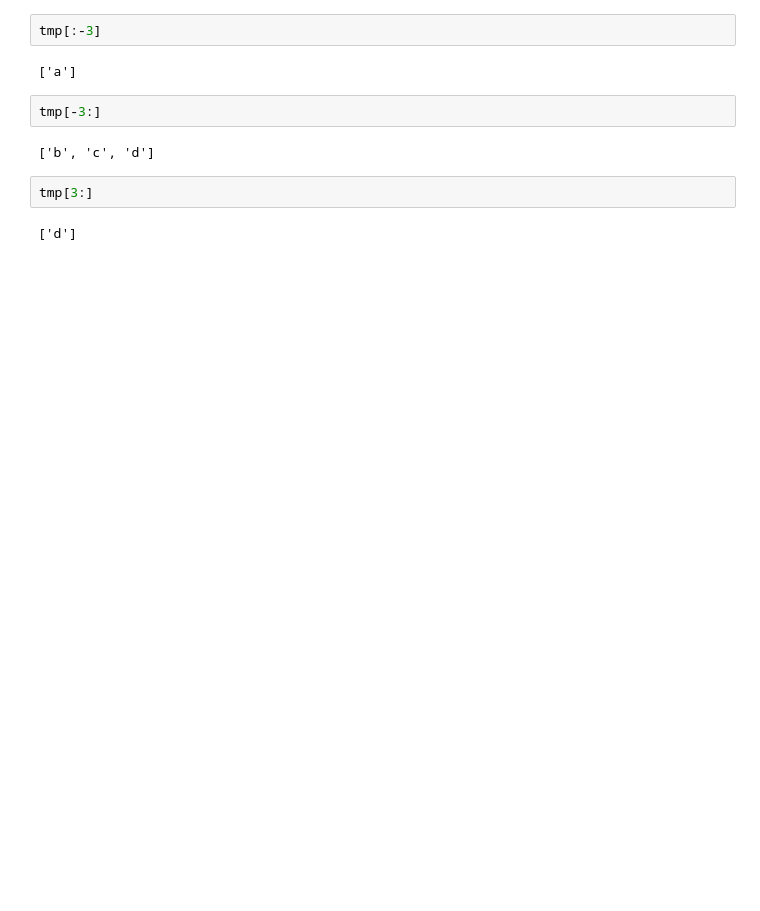
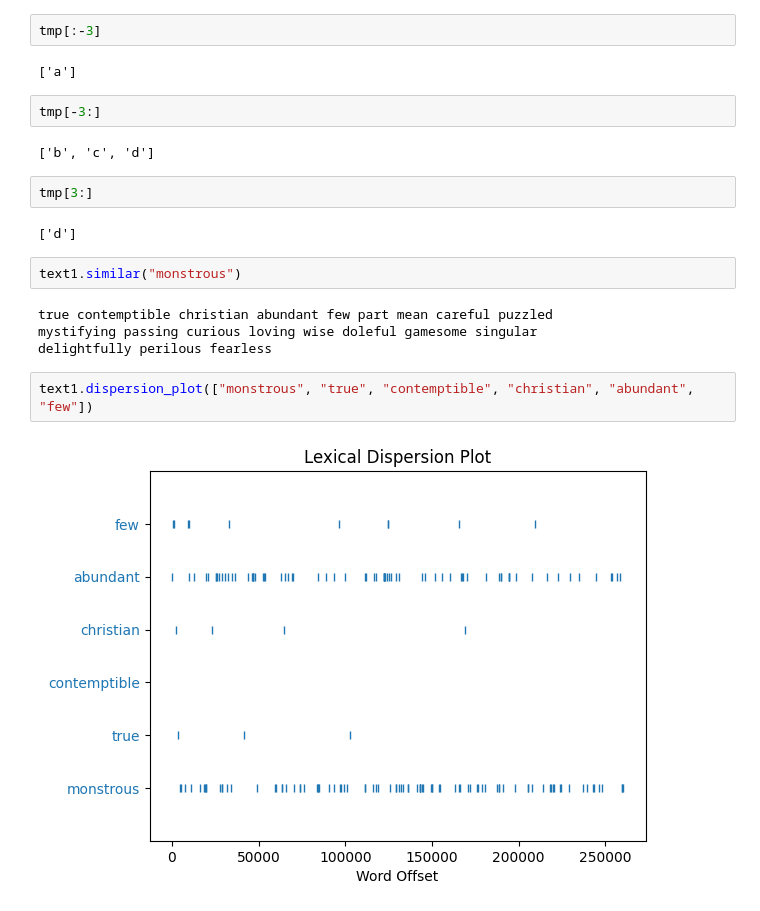
Before and after one commit to IAmAnubhavSaini/just-code, a Jupyter notebook: nlp-nltk/ch01.ipynb, the cells around one changed output. Drawn from its saved outputs; the diff is of its cells as text; blank space fills up the shorter version.

```diff
--- a/nlp-nltk/ch01.ipynb
+++ b/nlp-nltk/ch01.ipynb
@@ -272,3 +272,13 @@ tmp[-3:]
 tmp[3:]
 # %% [output]
 ['d']
+# %%
+text1.similar("monstrous")
+# %% [output]
+true contemptible christian abundant few part mean careful puzzled
+mystifying passing curious loving wise doleful gamesome singular
+delightfully perilous fearless
+# %%
+text1.dispersion_plot(["monstrous", "true", "contemptible", "christian", "abundant", "few"])
+# %% [output]
+[figure, added]
```
Also changed, not shown: parts of 31 cells of this notebook, 3 other files.
